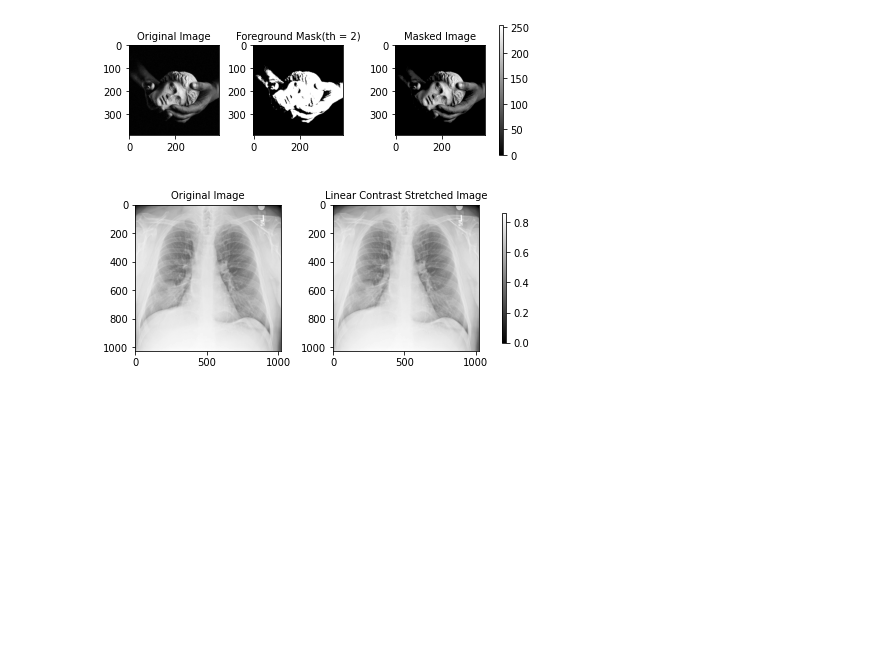
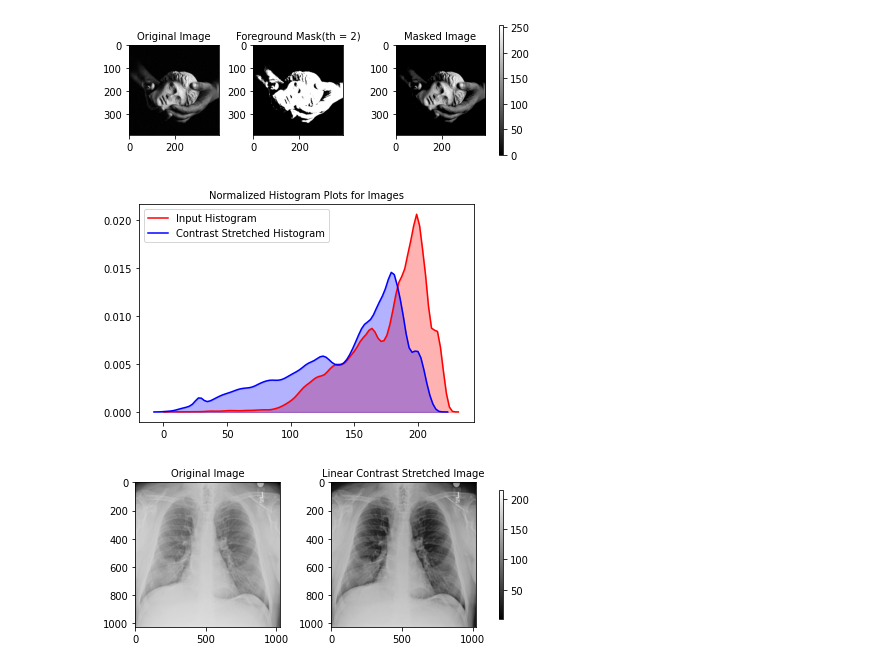
Before and after one commit to soham2109/CS-663-Assignments, a Jupyter notebook: assignment-1-transformations/2/code/question2.ipynb, the cells around one changed output. Drawn from its saved outputs; the diff is of its cells as text; code cells hidden in the pictures; blank space fills up the shorter version.

Commit message:
Added some more codes more better visualization

```diff
--- a/assignment-1-transformations/2/code/question2.ipynb
+++ b/assignment-1-transformations/2/code/question2.ipynb
@@ -112,7 +171,8 @@ def myLinearContrastStretching(input_file,tune=0.375,cmap="gray"):
 # %%
 input_file = "../data/chestXray.png"
-myLinearContrastStretching(input_file,tune=0.025)
+myLinearContrastStretching(input_file,[100,200],[30,180])
 # %% [output]
-[figure, old version]
+[figure, new version]
+[figure, added]
 # %%
 input_file = "../data/barbara.png"
```
Also changed, not shown: parts of 23 cells of this notebook, 6 other files.
